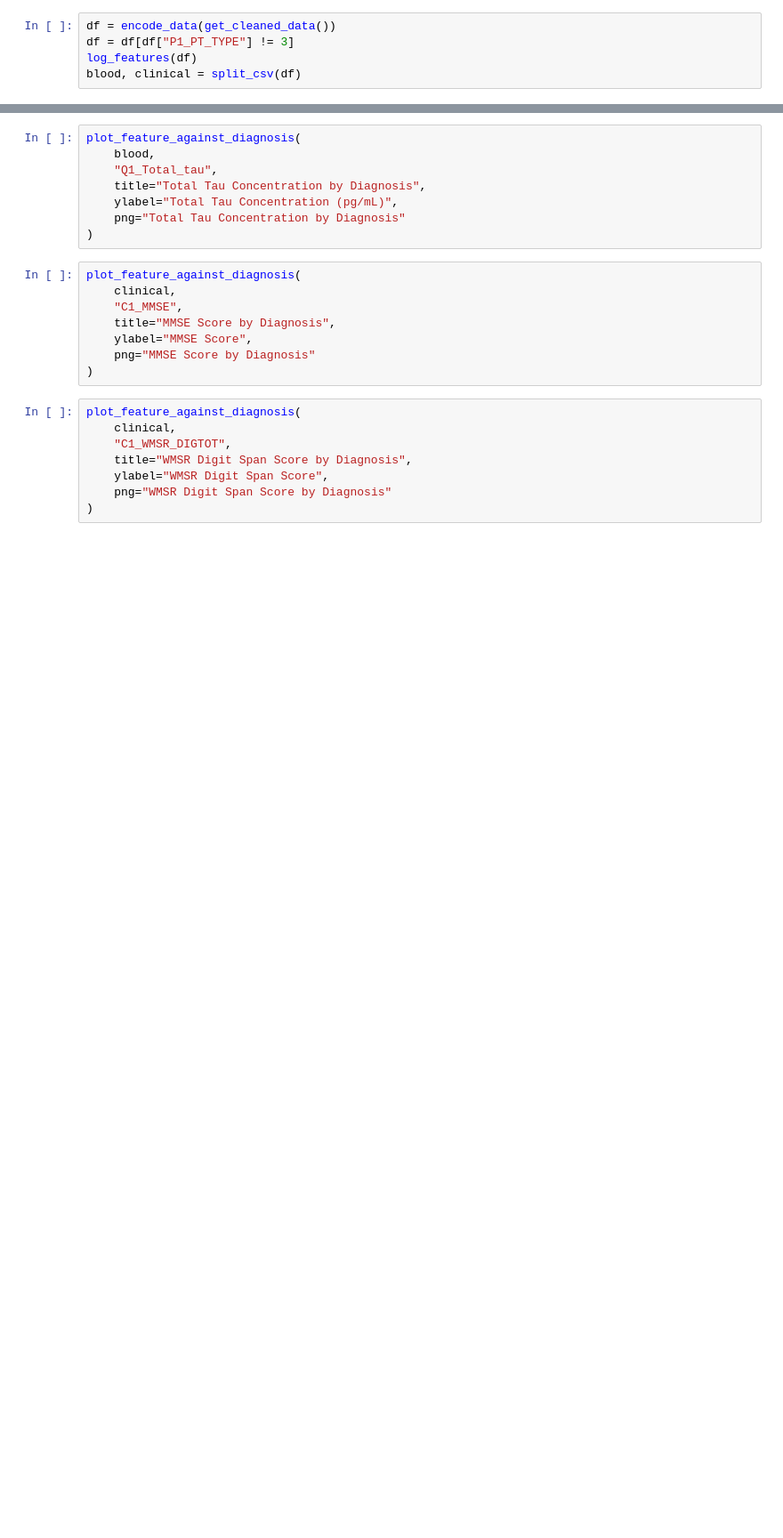
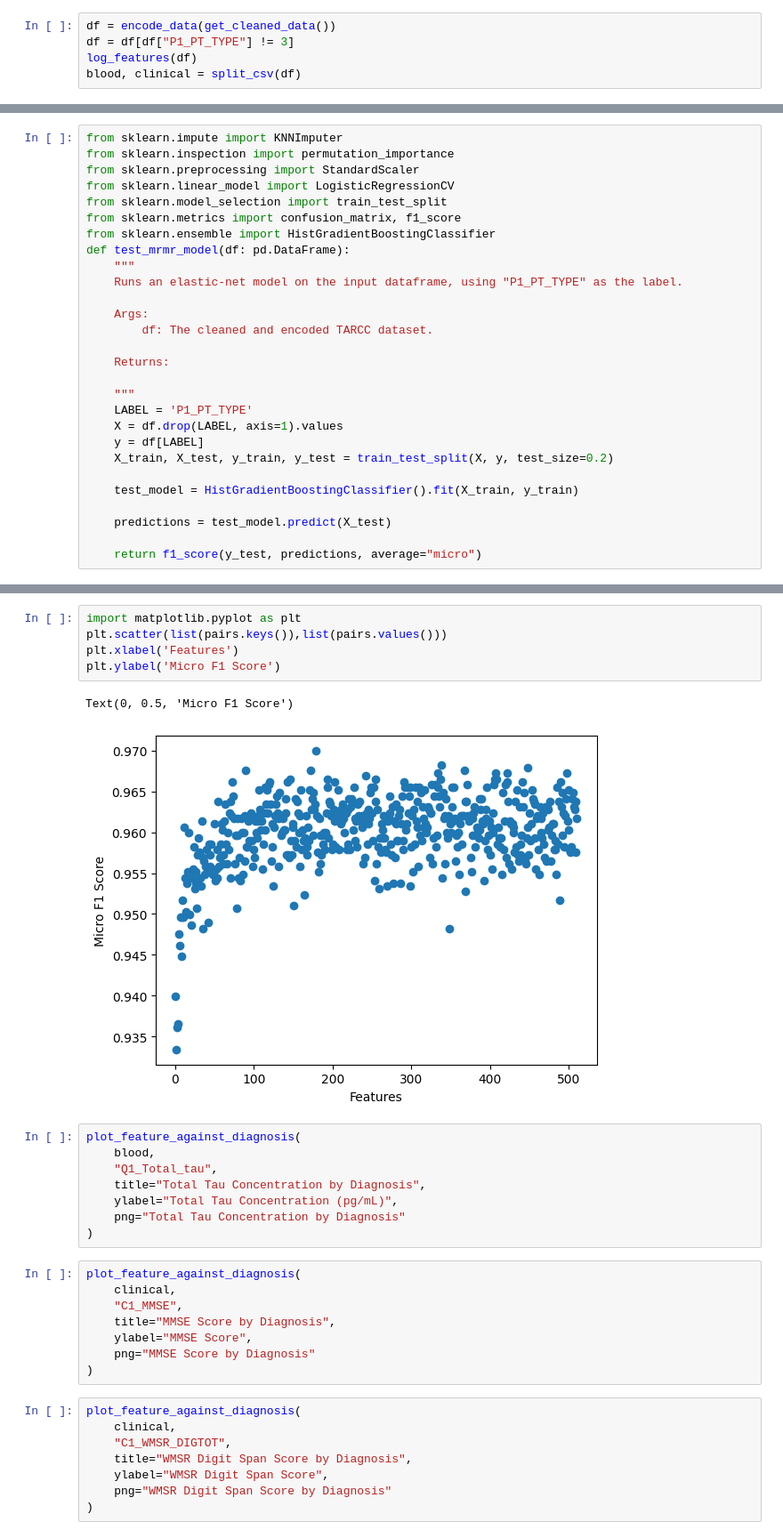
Before and after one commit to anusha1207/TARCC-Alzheimers, a Jupyter notebook: main.ipynb, the cells around one changed output, grey strips where cells are left out. Shown at 89% size. Cells and saved outputs as stored; diff of their text form; blank space fills up the shorter version.

```diff
--- a/main.ipynb
+++ b/main.ipynb
@@ -53,0 +38,28 @@ dtype: float64
+# %%
+from sklearn.impute import KNNImputer
+from sklearn.inspection import permutation_importance
+from sklearn.preprocessing import StandardScaler
+from sklearn.linear_model import LogisticRegressionCV
+from sklearn.model_selection import train_test_split
+from sklearn.metrics import confusion_matrix, f1_score
+from sklearn.ensemble import HistGradientBoostingClassifier
+def test_mrmr_model(df: pd.DataFrame):
+    """
+    Runs an elastic-net model on the input dataframe, using "P1_PT_TYPE" as the label.
+
+    Args:
+        df: The cleaned and encoded TARCC dataset.
+
+    Returns:
+
+    """
+    LABEL = 'P1_PT_TYPE'
+    X = df.drop(LABEL, axis=1).values
+    y = df[LABEL]
+    X_train, X_test, y_train, y_test = train_test_split(X, y, test_size=0.2)
+
+    test_model = HistGradientBoostingClassifier().fit(X_train, y_train)
+
+    predictions = test_model.predict(X_test)
+
+    return f1_score(y_test, predictions, average="micro")
@@ -54,3 +596,11 @@ dtype: float64
+# %%
+import matplotlib.pyplot as plt
+plt.scatter(list(pairs.keys()),list(pairs.values()))
+plt.xlabel('Features')
+plt.ylabel('Micro F1 Score')
+# %% [output]
+Text(0, 0.5, 'Micro F1 Score')
+[figure, added]
 # %%
 plot_feature_against_diagnosis(
     blood,
```
Also changed, not shown: parts of 7 cells of this notebook, 1 other file.
